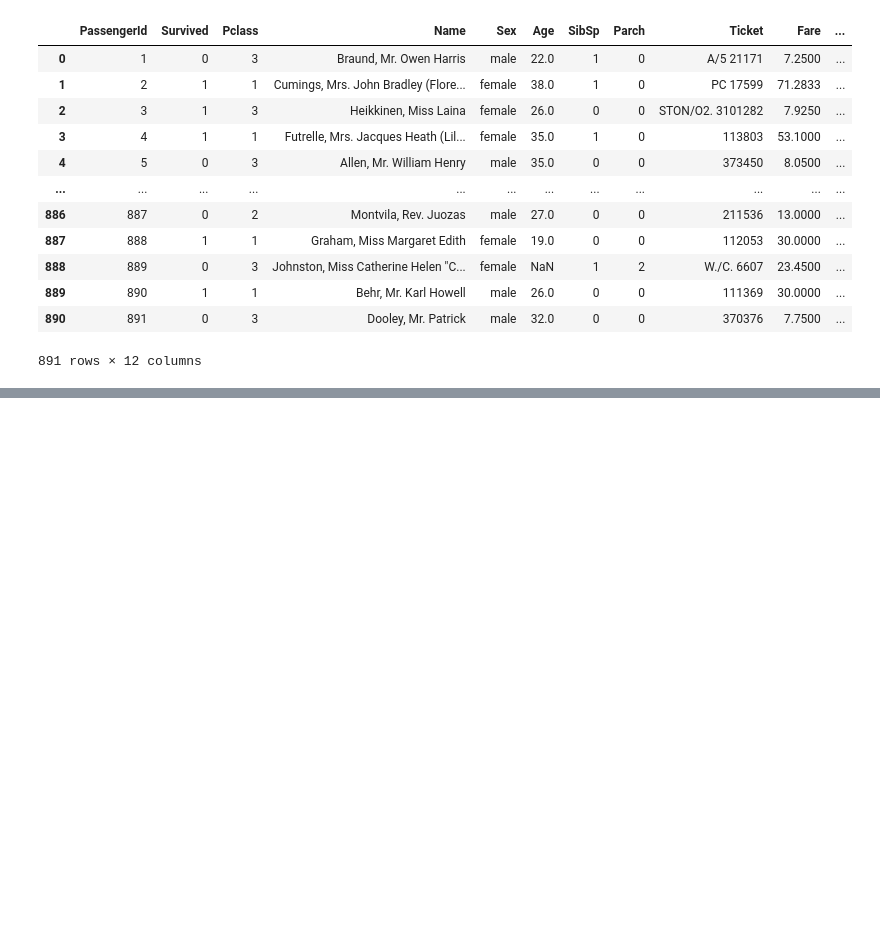
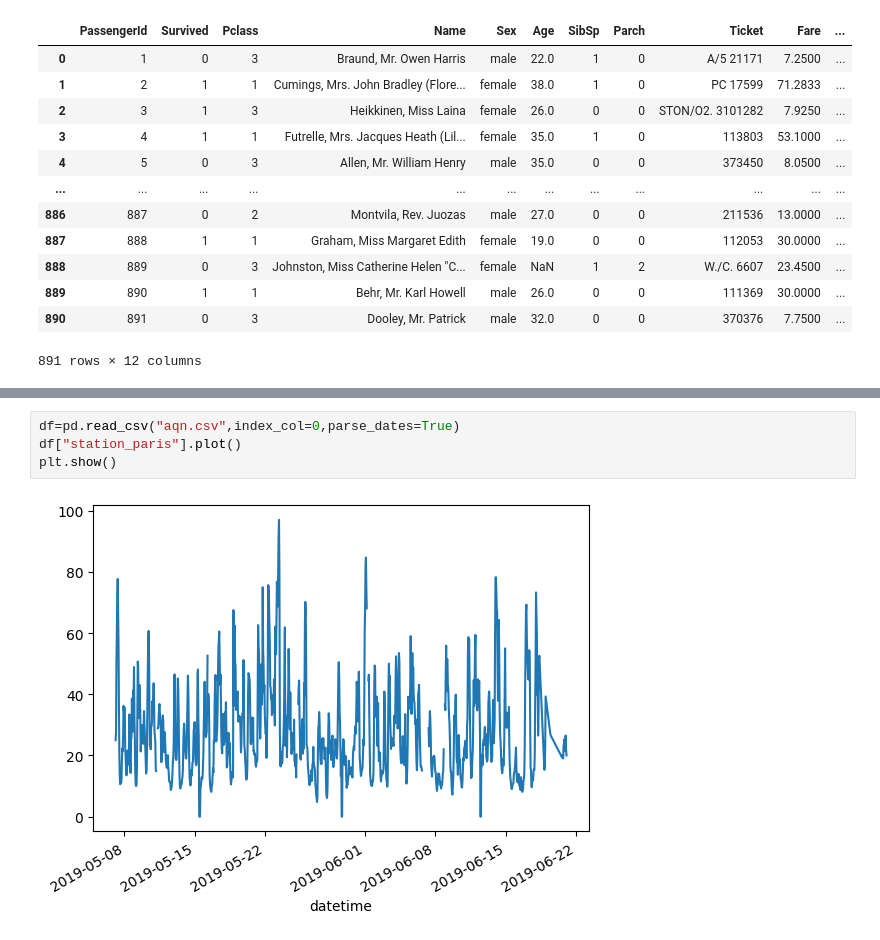
Before and after one commit to shreenandansonu/PYTHON_Learning, a Jupyter notebook: Pandas/titanic.ipynb, the cells around one changed output, grey strips where cells are left out. Cells and saved outputs as stored; diff of their text form; blank space fills up the shorter version.

```diff
--- a/Pandas/titanic.ipynb
+++ b/Pandas/titanic.ipynb
@@ -37,0 +185,6 @@ df
+# %%
+df=pd.read_csv("aqn.csv",index_col=0,parse_dates=True)
+df["station_paris"].plot()
+plt.show()
+# %% [output]
+[figure, added]
```
Also changed, not shown: parts of 24 cells of this notebook, 4 other files.
